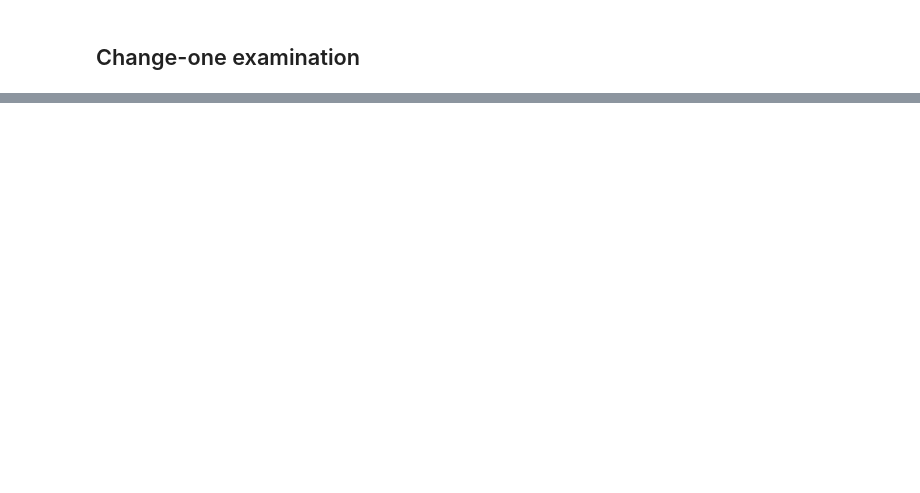
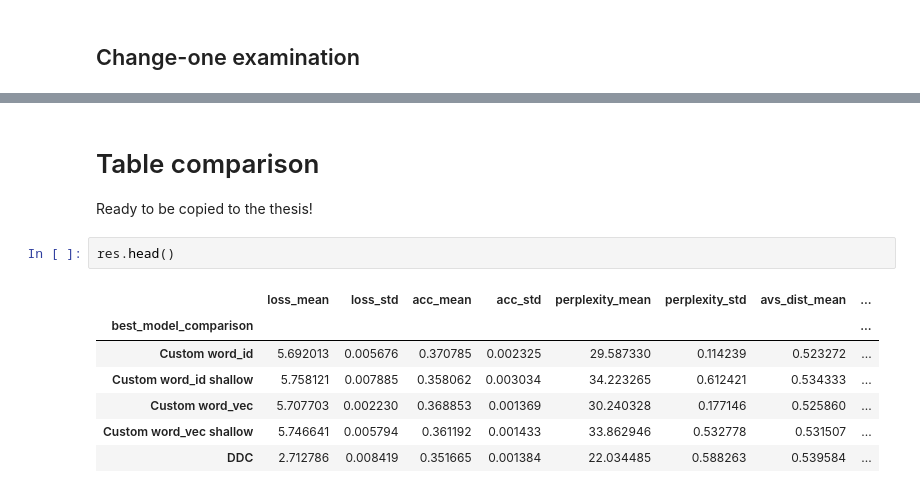
Before and after one commit to ronaldluc/DeepSaber, a Jupyter notebook: research/experiments/config_graphs.ipynb, the cells around one changed output, grey strips where cells are left out. Drawn from its saved outputs; the diff is of its cells as text; blank space fills up the shorter version.

```diff
--- a/research/experiments/config_graphs.ipynb
+++ b/research/experiments/config_graphs.ipynb
@@ -124,0 +128,13 @@ for path in experiments_path.iterdir():
+# %% [markdown]
+# Table comparison
+Ready to be copied to the thesis!
+# %%
+res.head()
+# %% [output]
+|  | loss_mean | loss_std | acc_mean | acc_std | perplexity_mean | perplexity_std | avs_dist_mean | ... |
+| best_model_comparison |  |  |  |  |  |  |  | ... |
+| Custom word_id | 5.692013 | 0.005676 | 0.370785 | 0.002325 | 29.587330 | 0.114239 | 0.523272 | ... |
+| Custom word_id shallow | 5.758121 | 0.007885 | 0.358062 | 0.003034 | 34.223265 | 0.612421 | 0.534333 | ... |
+| Custom word_vec | 5.707703 | 0.002230 | 0.368853 | 0.001369 | 30.240328 | 0.177146 | 0.525860 | ... |
+| Custom word_vec shallow | 5.746641 | 0.005794 | 0.361192 | 0.001433 | 33.862946 | 0.532778 | 0.531507 | ... |
+| DDC | 2.712786 | 0.008419 | 0.351665 | 0.001384 | 22.034485 | 0.588263 | 0.539584 | ... |
```
Also changed, not shown: parts of 5 cells of this notebook, 8 other files.
